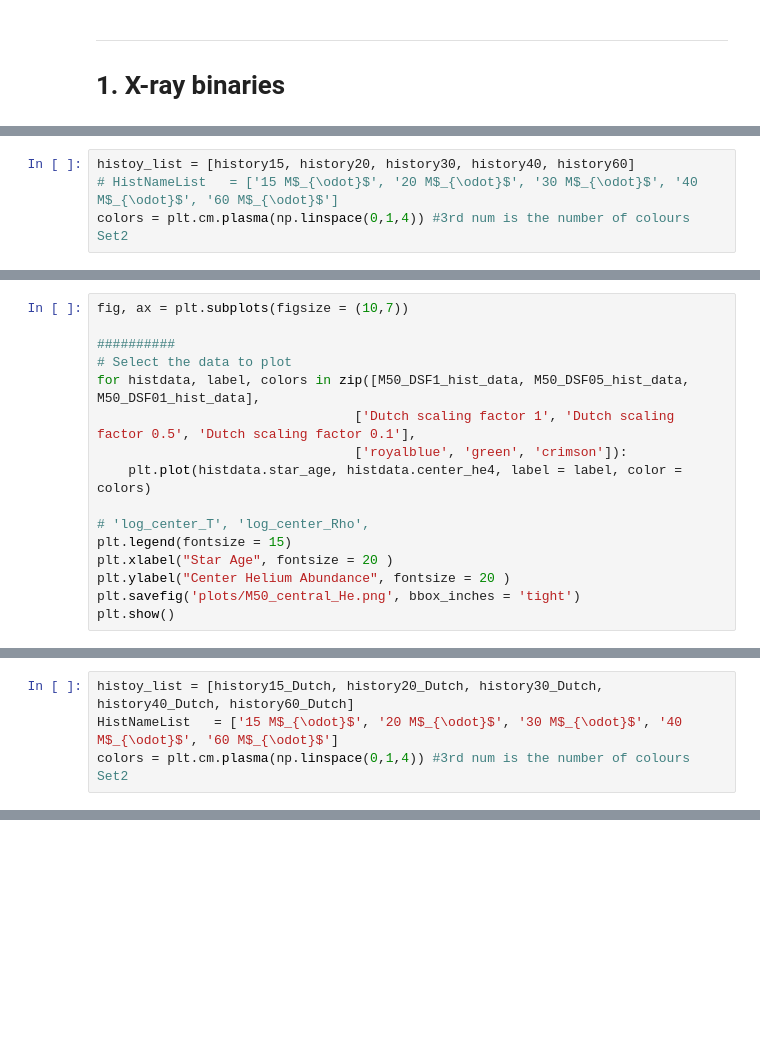
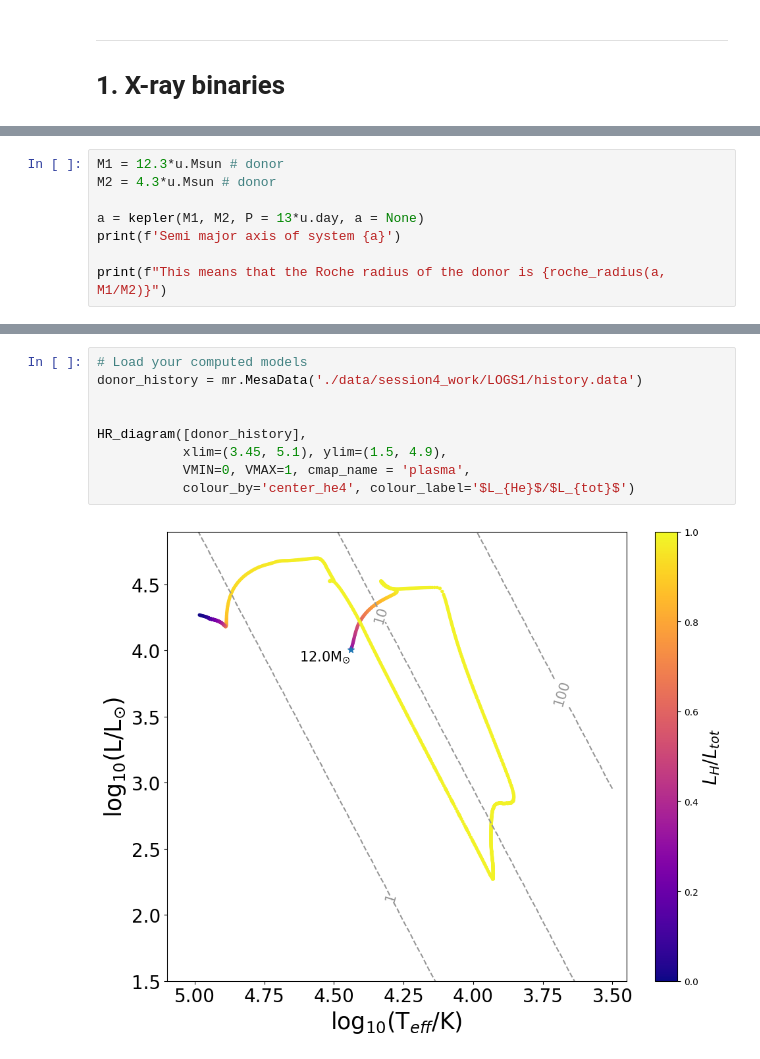
Before and after one commit to LiekeVanSon/ASBE-course, a Jupyter notebook: practicum/session4/solutions_session4/solutions_session4.ipynb, the cells around one changed output, grey strips where cells are left out. Cells and saved outputs as stored; diff of their text form; blank space fills up the shorter version.

```diff
--- a/practicum/session4/solutions_session4/solutions_session4.ipynb
+++ b/practicum/session4/solutions_session4/solutions_session4.ipynb
@@ -117,4 +12,0 @@ def HR_diagram(histoy_list, xlim=(None, None), ylim=(None, None),
-# %%
-histoy_list = [history15, history20, history30, history40, history60]
-# HistNameList   = ['15 M$_{\odot}$', '20 M$_{\odot}$', '30 M$_{\odot}$', '40 M$_{\odot}$', '60 M$_{\odot}$']
-colors = plt.cm.plasma(np.linspace(0,1,4)) #3rd num is the number of colours Set2
@@ -244,16 +12,0 @@ plot_HR_with_radius_contours(list_of_hist_data = [M50_DSF1_hist_data, M50_DSF05_
-# %%
-fig, ax = plt.subplots(figsize = (10,7))
-
-##########
-# Select the data to plot
-for histdata, label, colors in zip([M50_DSF1_hist_data, M50_DSF05_hist_data, M50_DSF01_hist_data],
-                                 ['Dutch scaling factor 1', 'Dutch scaling factor 0.5', 'Dutch scaling factor 0.1'],
-                                 ['royalblue', 'green', 'crimson']):
-    plt.plot(histdata.star_age, histdata.center_he4, label = label, color = colors)
-
-# 'log_center_T', 'log_center_Rho',
-plt.legend(fontsize = 15)
-plt.xlabel("Star Age", fontsize = 20 )
-plt.ylabel("Center Helium Abundance", fontsize = 20 )
-plt.savefig('plots/M50_central_He.png', bbox_inches = 'tight')
-plt.show()
@@ -430,4 +12,0 @@ def HR_diagram(histoy_list, xlim = (None, None), ylim = (None,None),  VMIN =-3,
-# %%
-histoy_list = [history15_Dutch, history20_Dutch, history30_Dutch, history40_Dutch, history60_Dutch]
-HistNameList   = ['15 M$_{\odot}$', '20 M$_{\odot}$', '30 M$_{\odot}$', '40 M$_{\odot}$', '60 M$_{\odot}$']
-colors = plt.cm.plasma(np.linspace(0,1,4)) #3rd num is the number of colours Set2
@@ -450,0 +69,8 @@ HR_diagram(histoy_list, xlim = (3.45,5.6), ylim= (4.,6.45), VMIN =0, VMAX = 100,
+# %%
+M1 = 12.3*u.Msun # donor
+M2 = 4.3*u.Msun # donor
+
+a = kepler(M1, M2, P = 13*u.day, a = None)
+print(f'Semi major axis of system {a}')
+
+print(f"This means that the Roche radius of the donor is {roche_radius(a, M1/M2)}")
@@ -450,0 +173,11 @@ HR_diagram(histoy_list, xlim = (3.45,5.6), ylim= (4.,6.45), VMIN =0, VMAX = 100,
+# %%
+# Load your computed models
+donor_history = mr.MesaData('./data/session4_work/LOGS1/history.data')
+
+
+HR_diagram([donor_history],
+           xlim=(3.45, 5.1), ylim=(1.5, 4.9),
+           VMIN=0, VMAX=1, cmap_name = 'plasma',
+           colour_by='center_he4', colour_label='$L_{He}$/$L_{tot}$')
+# %% [output]
+[figure, added]
```
Also changed, not shown: parts of 53 cells of this notebook, 9 other files.
